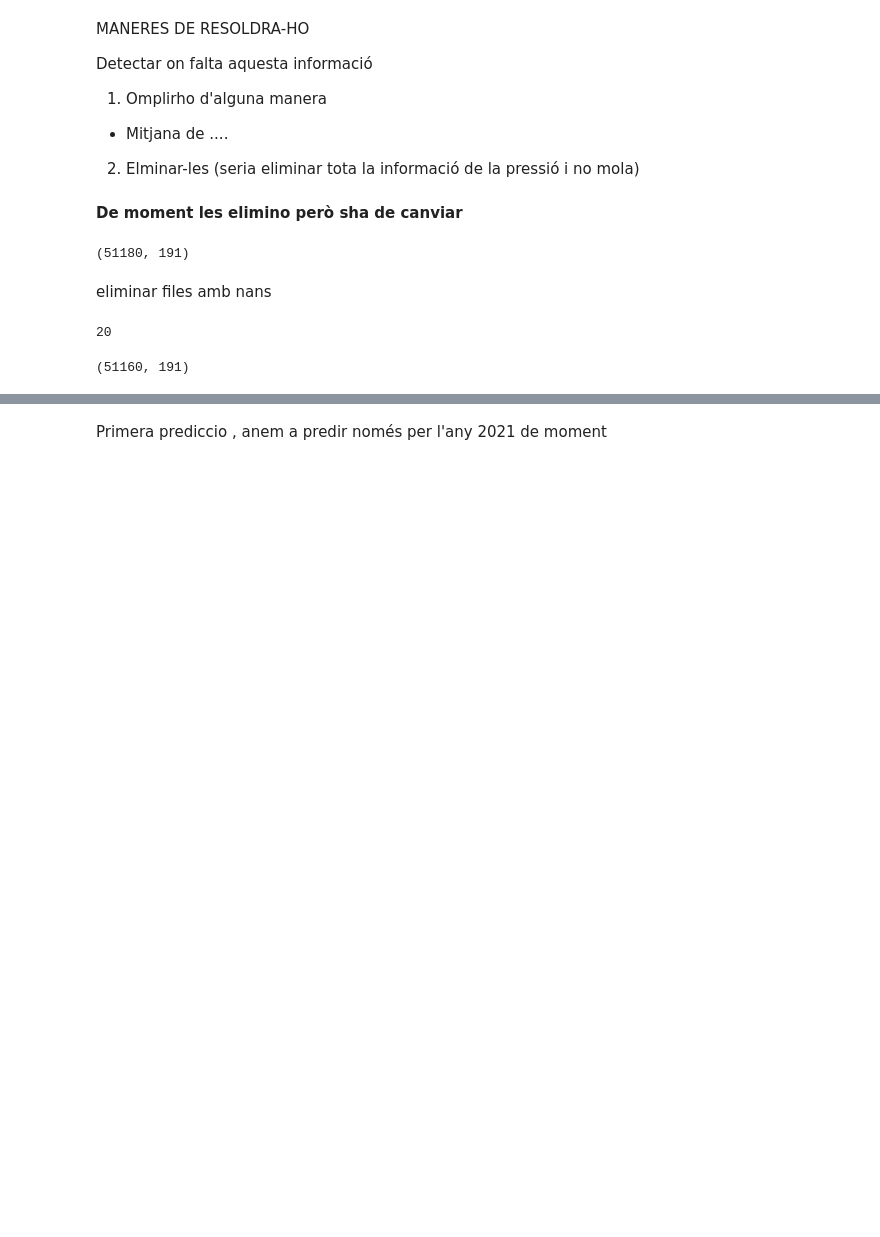
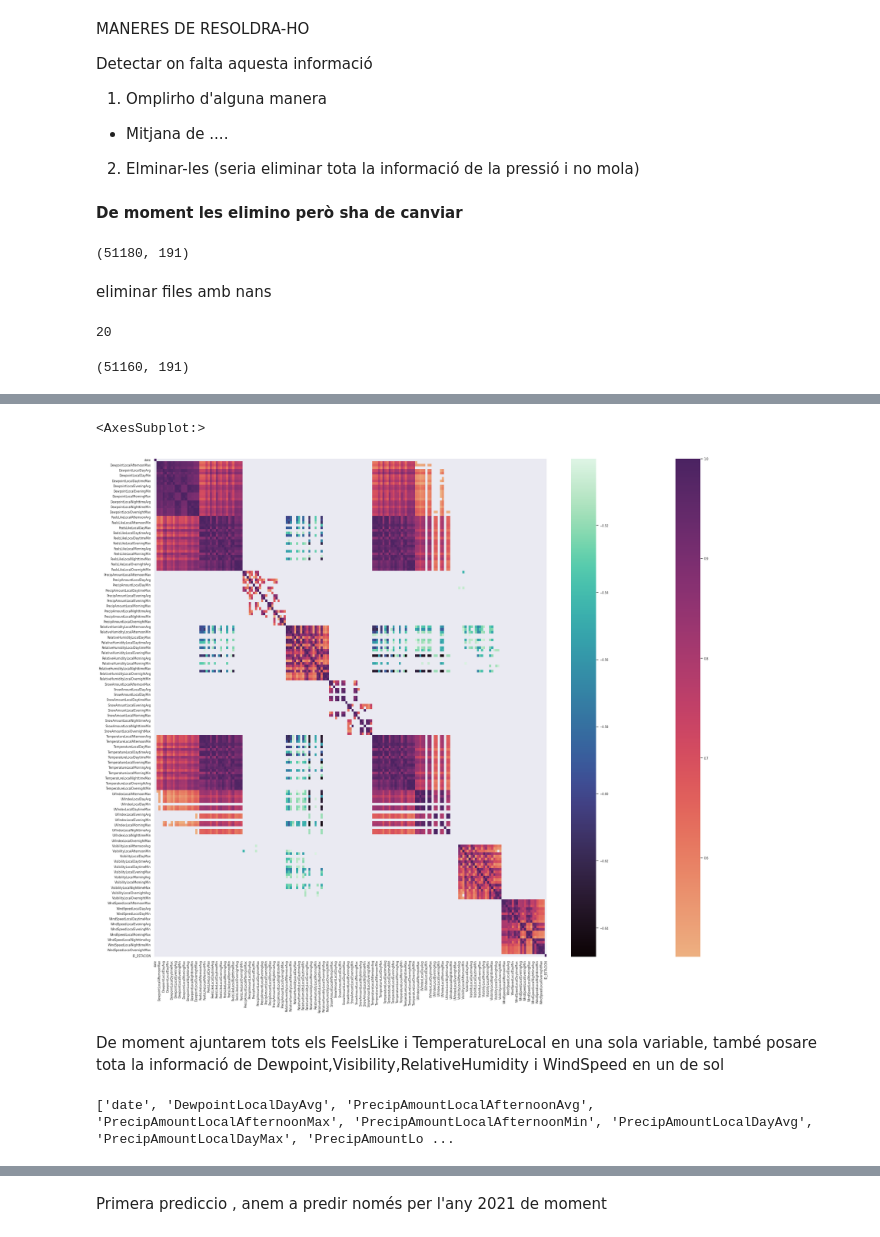
Before and after one commit to AlbertRoca29/The-Wine-Project, a Jupyter notebook: script_exploración.ipynb, the cells around one changed output, grey strips where cells are left out. Cells and saved outputs as stored; diff of their text form; code cells hidden in the pictures; blank space fills up the shorter version.

```diff
--- a/script_exploración.ipynb
+++ b/script_exploración.ipynb
@@ -202,0 +243,19 @@ sns.heatmap(train.corr())
+# %%
+plt.figure(figsize = (30,25))
+sns.heatmap(eto.corr()[eto.corr()>0.5],cmap="flare")
+sns.heatmap(eto.corr()[eto.corr()<-0.5],cmap="mako")
+# %% [output]
+<AxesSubplot:>
+[figure, added]
+# %% [markdown]
+De moment ajuntarem tots els FeelsLike i TemperatureLocal en una sola variable, també posare tota la informació de Dewpoint,Visibility,RelativeHumidity i WindSpeed en un de sol
+# %%
+# eto.DewpointLocalDayAvg, eto.
+
+L = [i for i in eto.columns if
+     not ((i.startswith("Dewpoint") and i!='DewpointLocalDayAvg') or (i.startswith("WindSpeed") and i!='WindSpeedLocalDayAvg') or (i.startswith("RelativeHumidity") and i!='RelativeHumidityLocalDayAvg') or (i.startswith("Visibility") and i!='VisibiltyLocalDayAvg') or (i.startswith("Temperature") and i!='TemperatureLocalDayAvg') or (i.startswith('FeelsLike')))]
+
+print(L)
+eto = eto[L]
+# %% [output]
+['date', 'DewpointLocalDayAvg', 'PrecipAmountLocalAfternoonAvg', 'PrecipAmountLocalAfternoonMax', 'PrecipAmountLocalAfternoonMin', 'PrecipAmountLocalDayAvg', 'PrecipAmountLocalDayMax', 'PrecipAmountLo ...
```
Also changed, not shown: parts of 34 cells of this notebook.
